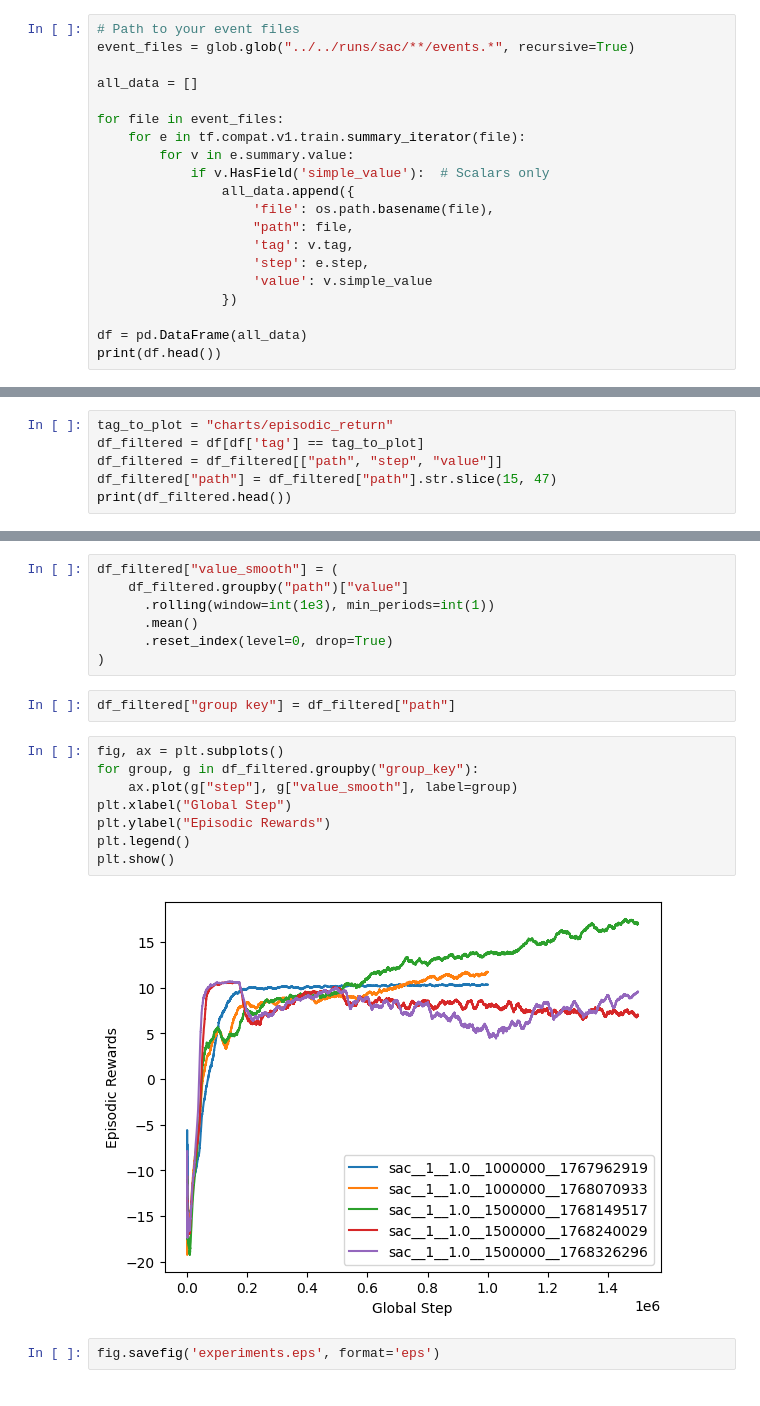
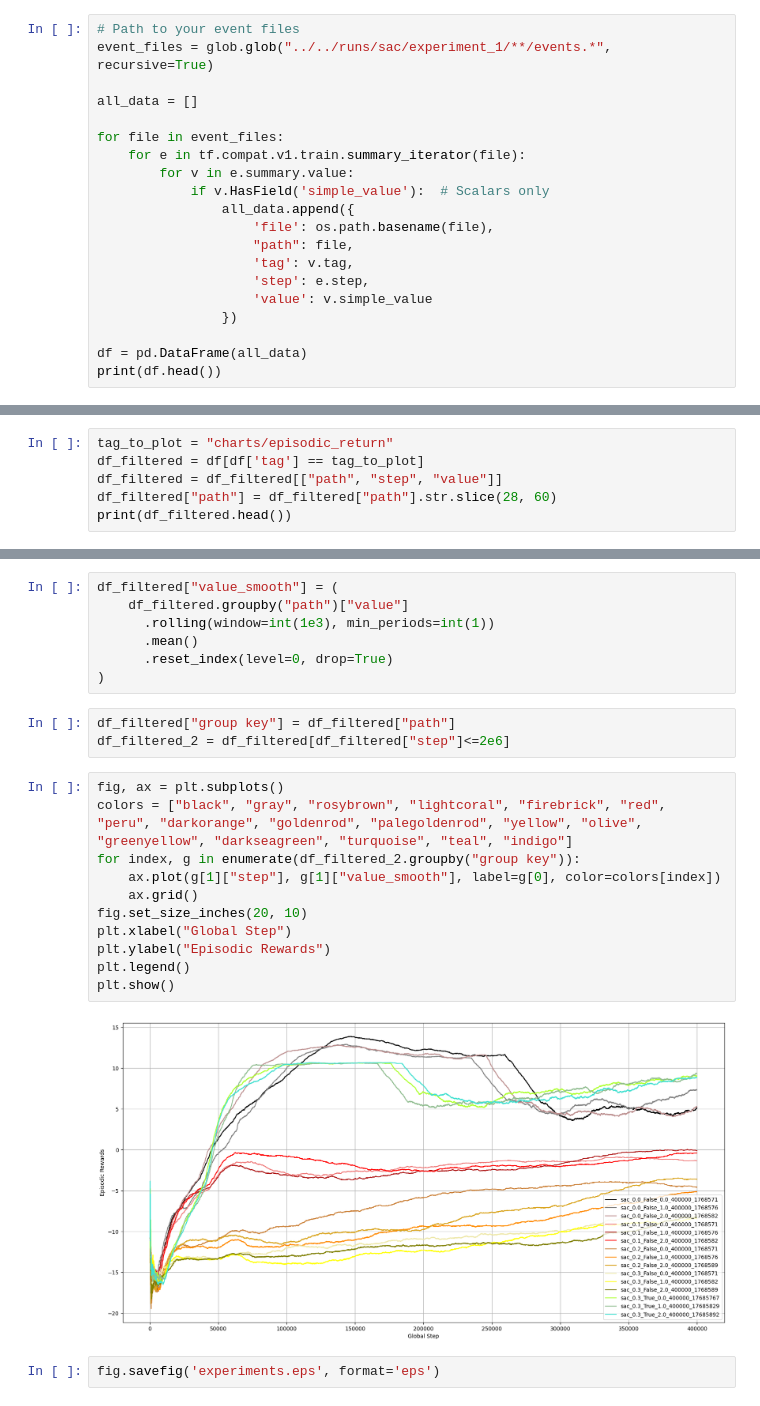
Before and after one commit to richard-be/RL-Hockey, a Jupyter notebook: src/sac/viz.ipynb, the cells around one changed output, grey strips where cells are left out. Drawn from its saved outputs; the diff is of its cells as text.

Commit message:
deleted models, moved logging from experiment, run viz

```diff
--- a/src/sac/viz.ipynb
+++ b/src/sac/viz.ipynb
@@ -6,7 +6,7 @@ import glob
 import os
 # %%
 # Path to your event files
-event_files = glob.glob("../../runs/sac/**/events.*", recursive=True)
+event_files = glob.glob("../../runs/sac/experiment_1/**/events.*", recursive=True)
 
 all_data = []
 
@@ -46,7 +46,7 @@ Use eager execution and:
 tag_to_plot = "charts/episodic_return"
 df_filtered = df[df['tag'] == tag_to_plot]
 df_filtered = df_filtered[["path", "step", "value"]]
-df_filtered["path"] = df_filtered["path"].str.slice(15, 47)
+df_filtered["path"] = df_filtered["path"].str.slice(28, 60)
 print(df_filtered.head())
 # %% [output]
                                path  step      value
@@ -64,16 +64,20 @@ df_filtered["value_smooth"] = (
 )
 # %%
 df_filtered["group key"] = df_filtered["path"]
+df_filtered_2 = df_filtered[df_filtered["step"]<=2e6]
 # %%
 fig, ax = plt.subplots()
-for group, g in df_filtered.groupby("group_key"):
-    ax.plot(g["step"], g["value_smooth"], label=group)
+colors = ["black", "gray", "rosybrown", "lightcoral", "firebrick", "red", "peru", "darkorange", "goldenrod", "palegoldenrod", "yellow", "olive", "greenyellow", "darkseagreen", "turquoise", "teal", "indigo"]
+for index, g in enumerate(df_filtered_2.groupby("group key")):
+    ax.plot(g[1]["step"], g[1]["value_smooth"], label=g[0], color=colors[index])
+    ax.grid()
+fig.set_size_inches(20, 10)
 plt.xlabel("Global Step")
 plt.ylabel("Episodic Rewards")
 plt.legend()
 plt.show()
 # %% [output]
-[figure, old version]
+[figure, new version]
 # %%
 fig.savefig('experiments.eps', format='eps')
 # %% [output]
```
Also changed, not shown: parts of 2 cells of this notebook, 31 other files.
